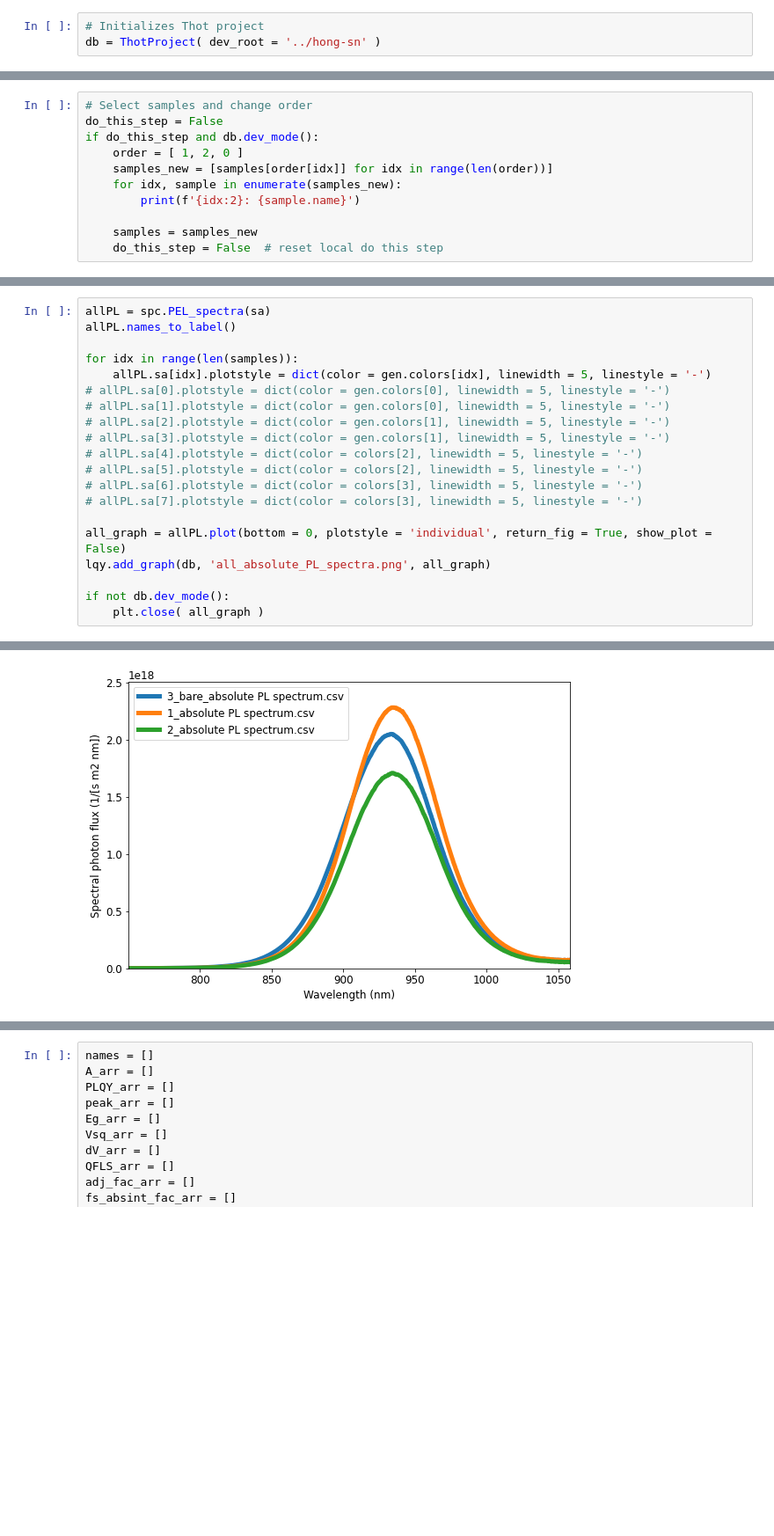
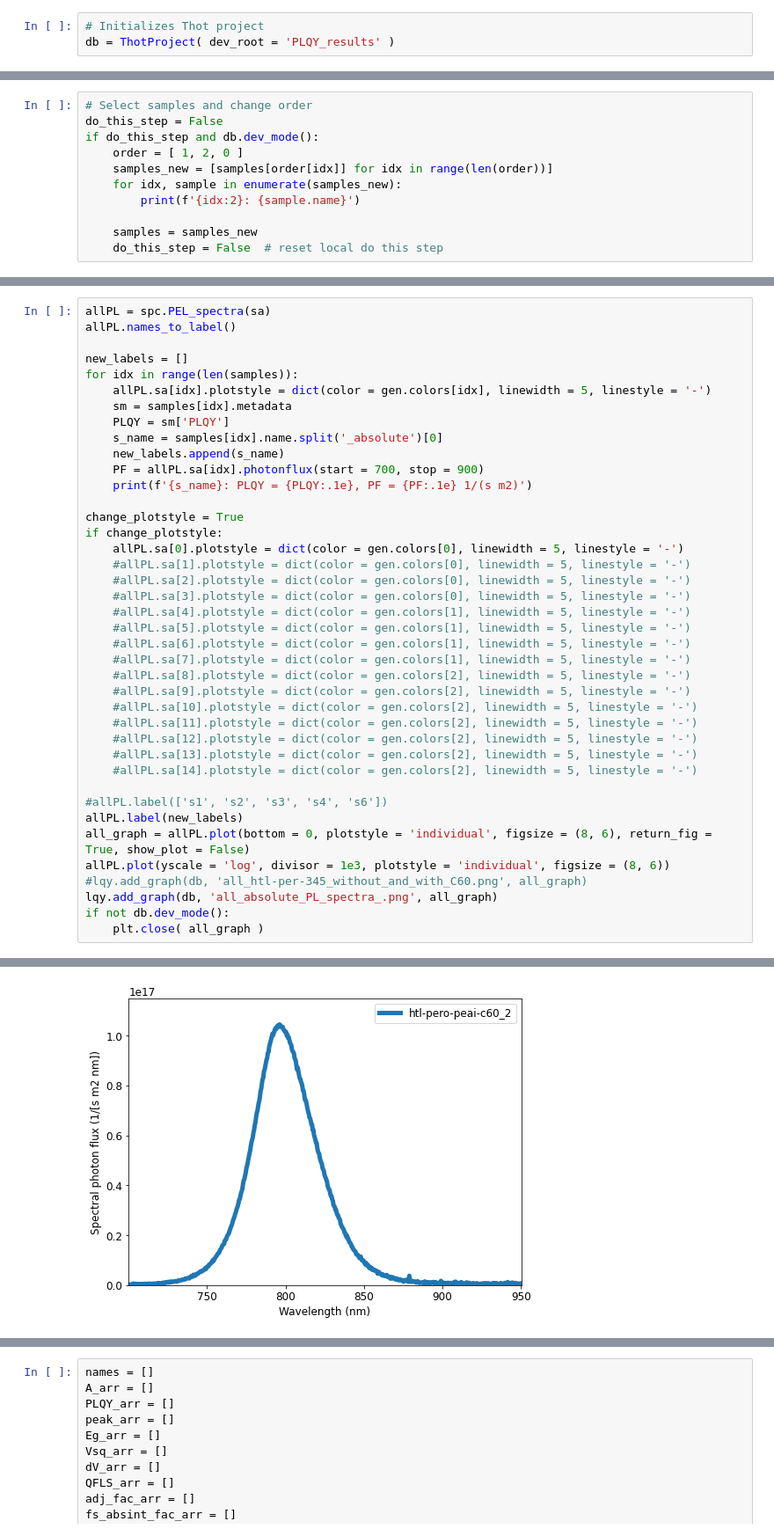
Before and after one commit to FTEickemeyer/PLQY_analysis, a Jupyter notebook: THOT_PLQY_all.ipynb, the cells around one changed output, grey strips where cells are left out. Shown: that part at 88% size. Saved outputs shown, nothing was run; the diff lists cells and outputs as text; blank space fills up the shorter version.

```diff
--- a/THOT_PLQY_all.ipynb
+++ b/THOT_PLQY_all.ipynb
@@ -19,7 +20,7 @@ from FTE_analysis_libraries import PLQY as lqy
 from FTE_analysis_libraries import Spectrum as spc
 # %%
 # Initializes Thot project
-db = ThotProject( dev_root = '../hong-sn' )
+db = ThotProject( dev_root = 'PLQY_results' )
 # %%
 samples = db.find_assets({'type' : 'absolute PL spectrum'})
 samples.sort( key = lambda asset: asset.name.lower() )
@@ -61,20 +58,40 @@ for idx, sample in enumerate(samples):
 allPL = spc.PEL_spectra(sa)
 allPL.names_to_label()
 
+new_labels = []
 for idx in range(len(samples)):
     allPL.sa[idx].plotstyle = dict(color = gen.colors[idx], linewidth = 5, linestyle = '-')
-# allPL.sa[0].plotstyle = dict(color = gen.colors[0], linewidth = 5, linestyle = '-')
-# allPL.sa[1].plotstyle = dict(color = gen.colors[0], linewidth = 5, linestyle = '-')
-# allPL.sa[2].plotstyle = dict(color = gen.colors[1], linewidth = 5, linestyle = '-')
-# allPL.sa[3].plotstyle = dict(color = gen.colors[1], linewidth = 5, linestyle = '-')
-# allPL.sa[4].plotstyle = dict(color = colors[2], linewidth = 5, linestyle = '-')
-# allPL.sa[5].plotstyle = dict(color = colors[2], linewidth = 5, linestyle = '-')
-# allPL.sa[6].plotstyle = dict(color = colors[3], linewidth = 5, linestyle = '-')
-# allPL.sa[7].plotstyle = dict(color = colors[3], linewidth = 5, linestyle = '-')
+    sm = samples[idx].metadata
+    PLQY = sm['PLQY']
+    s_name = samples[idx].name.split('_absolute')[0]
+    new_labels.append(s_name)
+    PF = allPL.sa[idx].photonflux(start = 700, stop = 900)
+    print(f'{s_name}: PLQY = {PLQY:.1e}, PF = {PF:.1e} 1/(s m2)')
 
-all_graph = allPL.plot(bottom = 0, plotstyle = 'individual', return_fig = True, show_plot = False)
-lqy.add_graph(db, 'all_absolute_PL_spectra.png', all_graph)
+change_plotstyle = True
+if change_plotstyle:
+    allPL.sa[0].plotstyle = dict(color = gen.colors[0], linewidth = 5, linestyle = '-')
+    #allPL.sa[1].plotstyle = dict(color = gen.colors[0], linewidth = 5, linestyle = '-')
+    #allPL.sa[2].plotstyle = dict(color = gen.colors[0], linewidth = 5, linestyle = '-')
+    #allPL.sa[3].plotstyle = dict(color = gen.colors[0], linewidth = 5, linestyle = '-')
+    #allPL.sa[4].plotstyle = dict(color = gen.colors[1], linewidth = 5, linestyle = '-')
+    #allPL.sa[5].plotstyle = dict(color = gen.colors[1], linewidth = 5, linestyle = '-')
+    #allPL.sa[6].plotstyle = dict(color = gen.colors[1], linewidth = 5, linestyle = '-')
+    #allPL.sa[7].plotstyle = dict(color = gen.colors[1], linewidth = 5, linestyle = '-')
+    #allPL.sa[8].plotstyle = dict(color = gen.colors[2], linewidth = 5, linestyle = '-')
+    #allPL.sa[9].plotstyle = dict(color = gen.colors[2], linewidth = 5, linestyle = '-')
+    #allPL.sa[10].plotstyle = dict(color = gen.colors[2], linewidth = 5, linestyle = '-')
+    #allPL.sa[11].plotstyle = dict(color = gen.colors[2], linewidth = 5, linestyle = '-')
+    #allPL.sa[12].plotstyle = dict(color = gen.colors[2], linewidth = 5, linestyle = '-')
+    #allPL.sa[13].plotstyle = dict(color = gen.colors[2], linewidth = 5, linestyle = '-')
+    #allPL.sa[14].plotstyle = dict(color = gen.colors[2], linewidth = 5, linestyle = '-')
 
+#allPL.label(['s1', 's2', 's3', 's4', 's6'])
+allPL.label(new_labels)
+all_graph = allPL.plot(bottom = 0, plotstyle = 'individual', figsize = (8, 6), return_fig = True, show_plot = False)
+allPL.plot(yscale = 'log', divisor = 1e3, plotstyle = 'individual', figsize = (8, 6))
+#lqy.add_graph(db, 'all_htl-per-345_without_and_with_C60.png', all_graph)
+lqy.add_graph(db, 'all_absolute_PL_spectra_.png', all_graph)
 if not db.dev_mode():
     plt.close( all_graph )
 # %% [output]
@@ -81 +99 @@ if not db.dev_mode():
-[figure, old version]
+[figure, new version]
```
Also changed, not shown: parts of 5 cells of this notebook, 22 other files.
